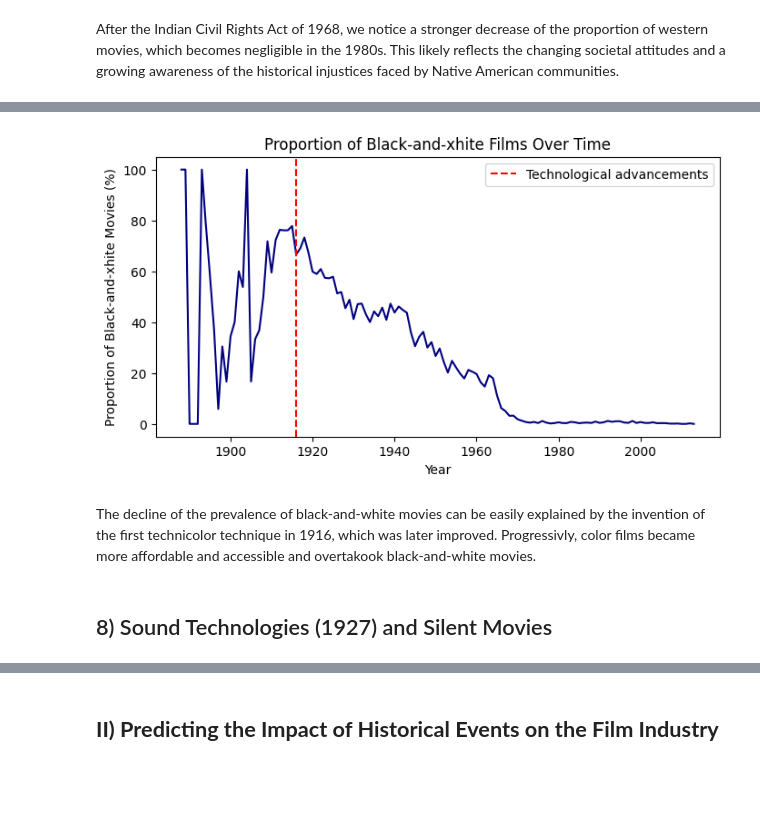
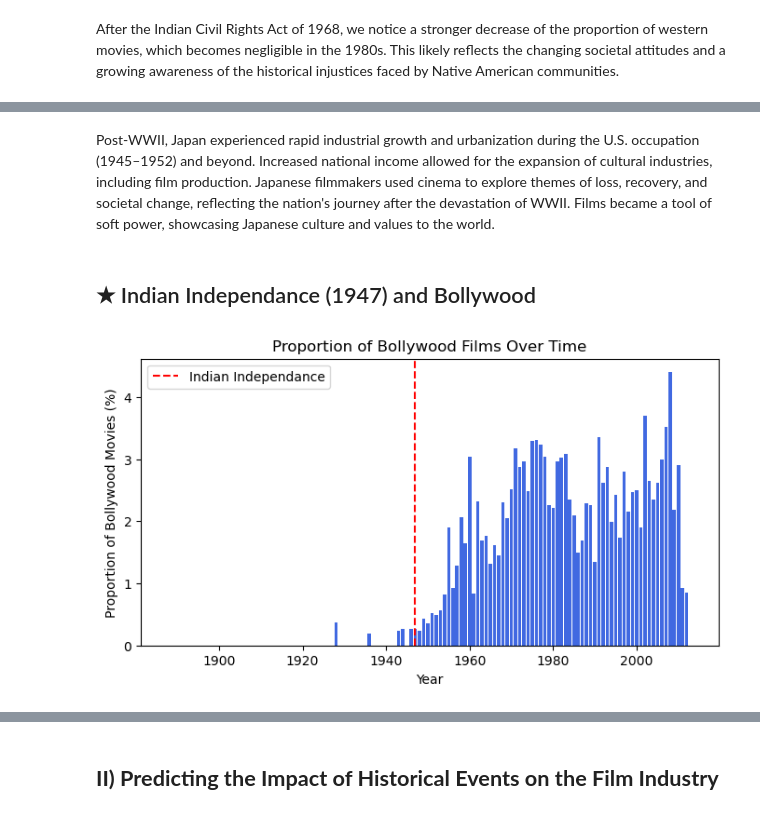
Before and after one commit to epfl-ada/ada-2024-project-nostringsadached, a Jupyter notebook: new_results2.ipynb, the cells around one changed output, grey strips where cells are left out. Saved outputs shown, nothing was run; the diff lists cells and outputs as text; code cells hidden in the pictures; blank space fills up the shorter version.

```diff
--- a/new_results2.ipynb
+++ b/new_results2.ipynb
@@ -864,8 +1022,8 @@ There is a steep increase in the proportion of science-fiction movies starting i
+# %% [markdown]
+Post-WWII, Japan experienced rapid industrial growth and urbanization during the U.S. occupation (1945–1952) and beyond. Increased national income allowed for the expansion of cultural industries, including film production. Japanese filmmakers used cinema to explore themes of loss, recovery, and societal change, reflecting the nation's journey after the devastation of WWII. Films became a tool of soft power, showcasing Japanese culture and values to the world.
+# %% [markdown]
+## ★ Indian Independance (1947) and Bollywood
 # %%
-plot_genre_proportion_and_event(preprocessed_movies, total_movies_per_year, 'Black-and-white', genre_name='Black-and-xhite', event_name='Technological advancements', event_dates=(1916, 1916), is_period=False)
+plot_genre_proportion_and_event(preprocessed_movies, total_movies_per_year, 'bollywood', genre_name='Bollywood', event_name='Indian Independance', event_dates=(1947, 1947), is_period=False)
 # %% [output]
-[figure, old version]
+[figure, new version]
-# %% [markdown]
-The decline of the prevalence of black-and-white movies can be easily explained by the invention of the first technicolor technique in 1916, which was later improved. Progressivly, color films became more affordable and accessible and overtakook black-and-white movies.
-# %% [markdown]
-## 8) Sound Technologies (1927) and Silent Movies
```
Also changed, not shown: parts of 92 cells of this notebook, 1 other file.
